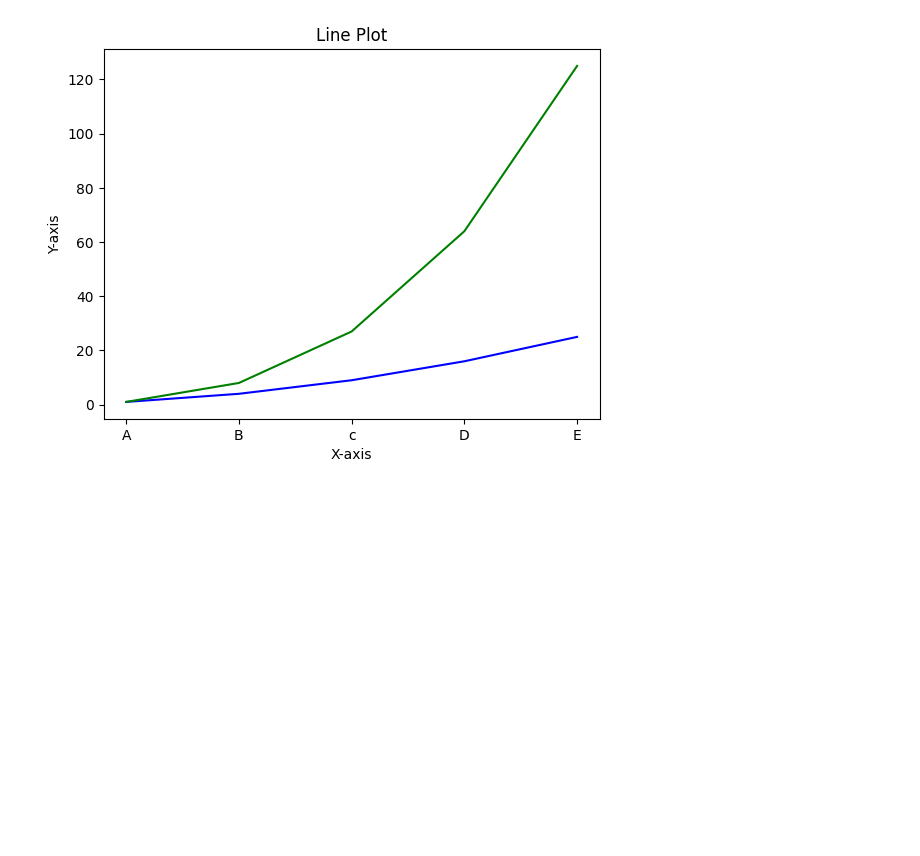
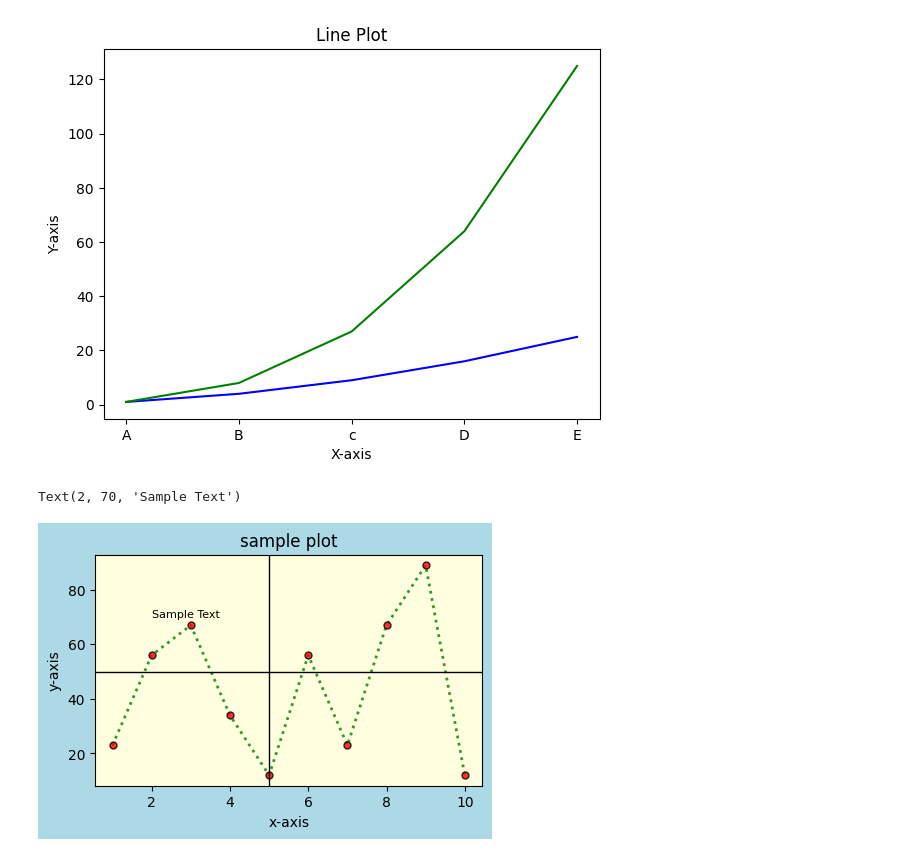
Before and after one commit to rohitpatel8874/analytics-python, a Jupyter notebook: Data Visualisation/matplot.ipynb, the cells around one changed output. Cells and saved outputs as stored; diff of their text form; code cells hidden in the pictures; blank space fills up the shorter version.

Commit message:
graphs

```diff
--- a/Data Visualisation/matplot.ipynb
+++ b/Data Visualisation/matplot.ipynb
@@ -41,3 +41,34 @@ plt.ylabel('Y-axis')
 plt.show()
 # %% [output]
 [figure]
+# %%
+fig, ax = plt.subplots(figsize=(5,3))
+#setting the background color
+fig.set_facecolor('lightblue')
+ax.set_facecolor('lightyellow')
+#plotting the data
+x = [1,2,3,4,5,6,7,8,9,10]
+y = [23,56,67,34,12,56,23,67,89,12]
+ax.plot(x,y
+        ,
+        marker = 'o',
+        markersize = 5,
+        markerfacecolor = 'red',
+        markeredgecolor = 'black',
+        linewidth = 2,
+        linestyle = ':',
+        color = 'green',
+        alpha = 0.8)
+
+# set the lables and title
+ax.set_title('sample plot')
+ax.set_xlabel('x-axis')
+ax.set_ylabel('y-axis')
+
+ax.axhline(y=50, color='black', linewidth=1)
+ax.axvline(x=5, color='black', linewidth=1)
+
+ax.text(2,70, 'Sample Text', fontsize=8,color='black')
+# %% [output]
+Text(2, 70, 'Sample Text')
+[figure, added]
```
Also changed, not shown: 6 other files.
